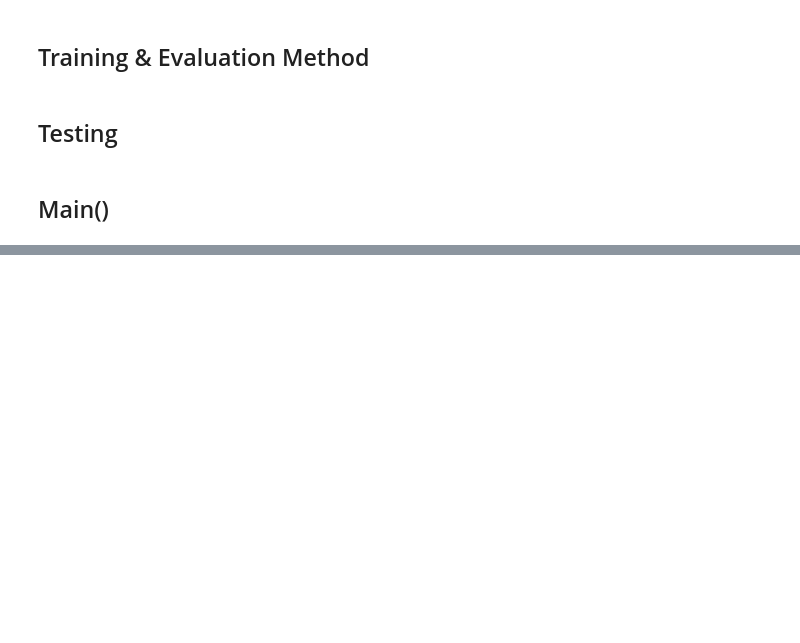
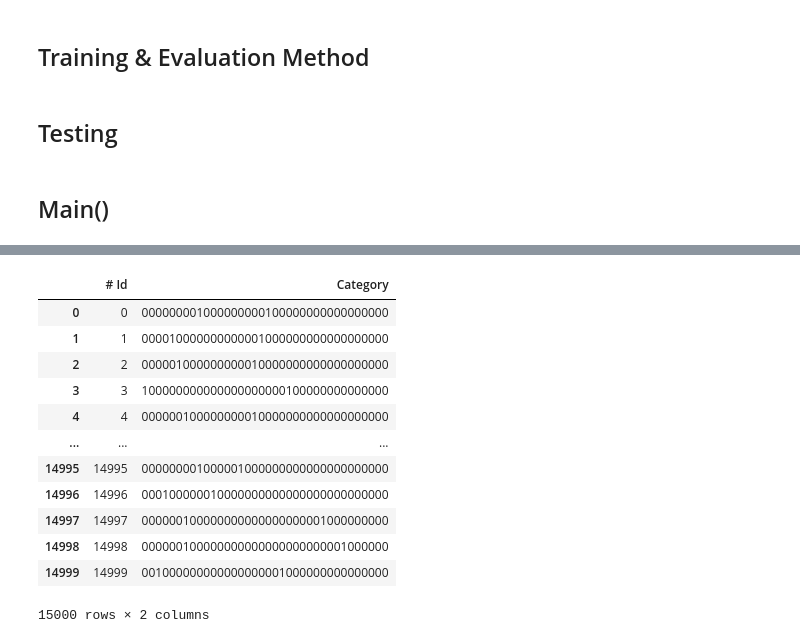
Before and after one commit to felixsimard/comp551-p3, a Jupyter notebook: HassanNet.ipynb, the cells around one changed output, grey strips where cells are left out. Drawn from its saved outputs; the diff is of its cells as text; code cells hidden in the pictures; blank space fills up the shorter version.

```diff
--- a/HassanNet.ipynb
+++ b/HassanNet.ipynb
@@ -246,11 +254,11 @@ T2 = transforms.Compose([         transforms.Normalize(mean=(0.5,), std=(0.5,)),
                                   ])
 # Random horizontal flipping
 T3 = transforms.Compose([         transforms.Normalize(mean=(0.5,), std=(0.5,)),
-                                  transforms.RandomHorizontalFlip(p=0.5),
+                                  transforms.RandomHorizontalFlip(p=0.3),
                                   ])
 # Randome verticle flipping
 T4 = transforms.Compose([         transforms.Normalize(mean=(0.5,), std=(0.5,)),
-                                  transforms.RandomVerticalFlip(p=0.5),
+                                  transforms.RandomVerticalFlip(p=0.3),
                                   ])
 noT = transforms.Compose([         transforms.Normalize(mean=(0.5,), std=(0.5,))])
 # %% [markdown]
@@ -261,7 +269,7 @@ noT = transforms.Compose([         transforms.Normalize(mean=(0.5,), std=(0.5,))
    * The other (100-X)% will be split between 4 different image augmentations
 # %%
 
-# 1500: 0:3751-> 3751:7501-> 7501:11251-> 11251:15001
+# 15000: 0:3751-> 3751:7501-> 7501:11251-> 11251:15001
 
 '''d_T1 = MyDataset(train_l[0:3751], train_labels_l[0:3751], transform=T1)
 d_T2 = MyDataset(train_l[3751:7501], train_labels_l[3751:7501], transform=T2)
@@ -271,18 +279,20 @@ d_noT = MyDataset(train_l[15001:30001], train_labels_l[15001:30001], transform=n
 
 # 7500: 0:1876->  1876:3751-> 3751:5626 -> 5626:7501
 
-d_T1 = MyDataset(train_l[0:1876], train_labels_l[0:1876], transform=T1)
-d_T2 = MyDataset(train_l[1876:3751], train_labels_l[1876:3751], transform=T2)
-d_T3 = MyDataset(train_l[3751:5626], train_labels_l[3751:5626], transform=T3)
-d_T4 = MyDataset(train_l[5626:7501], train_labels_l[5626:7501], transform=T4)
-d_noT = MyDataset(train_l[7501:30001], train_labels_l[7501:30001], transform=noT)
+d_T1 = MyDataset(train_l[0:6], train_labels_l[0:6], transform=T1)
+d_T2 = MyDataset(train_l[6:11], train_labels_l[6:11], transform=T2)
+d_T3 = MyDataset(train_l[11:16], train_labels_l[11:16], transform=T3)
+d_T4 = MyDataset(train_l[16:21], train_labels_l[16:211], transform=T4)
+d_noT = MyDataset(train_l[21:30001], train_labels_l[21:30001], transform=noT)
+d_extra = MyDataset(unlabelled_f, unlabelled_i, transform=noT)
 
-training_full = torch.utils.data.ConcatDataset([d_T1, d_T2, d_T3, d_T4, d_noT])
+
+training_full = torch.utils.data.ConcatDataset([d_T1, d_T2, d_T3, d_T4, d_noT, d_extra])
 # %%
 # DataLoaders
 all_training = DataLoader(MyDataset(full_train_l, full_train_labels_l,
                                                    transform=None), shuffle=True, batch_size=batch_size)
-training = DataLoader(training_full, shuffle=True, batch_size=batch_size)
+training = DataLoader(training_full, shuffle=False, batch_size=batch_size)
 validation = DataLoader(MyDataset(val_l, val_labels_l,
                                                    transform=None), shuffle=True)
 
@@ -361,7 +376,7 @@ class CNN(nn.Module):
 def train(model, dataloader=training):
 
     criterion = nn.BCEWithLogitsLoss()
-    optimizer = torch.optim.SGD(model.parameters(), lr=alpha, momentum=beta, weight_decay=gamma)
+    optimizer = torch.optim.Adam(model.parameters(), lr=alpha)
 
     for epoch in range(epochs):
       running_loss = 0.0
@@ -376,8 +391,8 @@ def train(model, dataloader=training):
         optimizer.step()
         running_loss += loss.item()
 
-        if i % 100 == 99:    # print every 100 mini-batches
-          print('epoch: %d Batch: %d loss: %.3f' % (epoch + 1, i + 1, running_loss / 100))
+        if i % 1200 == 1199:    # print every 100 mini-batches
+          print('epoch: %d     loss: %.3f' % (epoch + 1, running_loss / 1200))
           running_loss = 0.0
 
     # DONE TRAINING
@@ -438,21 +471,35 @@ eval_model(cnn, validation)
 # %%
 df = pd.DataFrame(columns=['# Id', 'Category'])
 #device = torch.device('cpu')
 with torch.no_grad():
     i = 0
-    for data in testing:
+    for inputs, targets in testing:
         inputs = inputs.to(device)
         targets = targets.to(device)
-        outputs = model(inputs)
+        outputs = cnn(inputs)
         predictions = transform_output(outputs)
         for pred in predictions:
             label = ''.join(str(x) for x in pred)
             df.loc[i] = [i, label]
             i += 1
 
 df = df.iloc[:15001]
 
 df
+# %% [output]
+|  | # Id | Category |
+| 0 | 0 | 000000001000000000100000000000000000 |
+| 1 | 1 | 000010000000000001000000000000000000 |
+| 2 | 2 | 000001000000000010000000000000000000 |
+| 3 | 3 | 100000000000000000000100000000000000 |
+| 4 | 4 | 000000100000000010000000000000000000 |
+| ... | ... | ... |
+| 14995 | 14995 | 000000001000001000000000000000000000 |
+| 14996 | 14996 | 000100000010000000000000000000000000 |
+| 14997 | 14997 | 000000100000000000000000001000000000 |
+| 14998 | 14998 | 000000100000000000000000000001000000 |
+| 14999 | 14999 | 001000000000000000001000000000000000 |
+15000 rows × 2 columns
 # %%
 def makeMyCSV(dataf: pd.DataFrame)->None:
   filename = 'kaggle_g19_{}.csv'.format(datetime.now())
```
Also changed, not shown: parts of 12 cells of this notebook.
